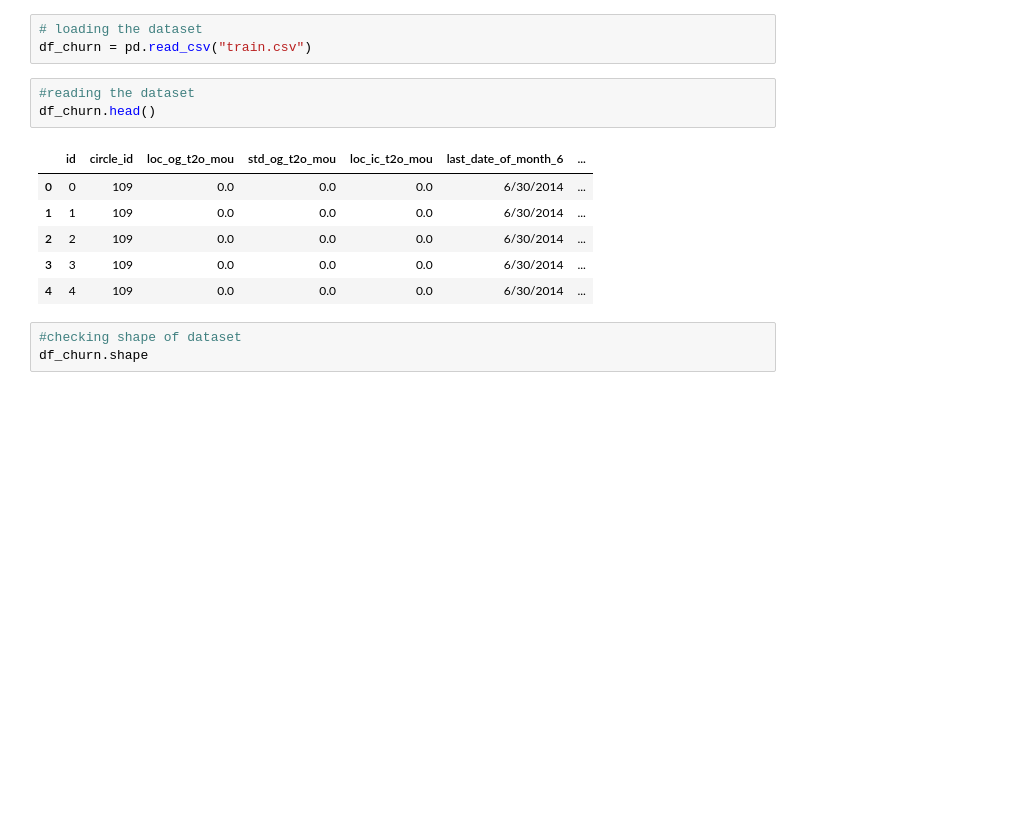
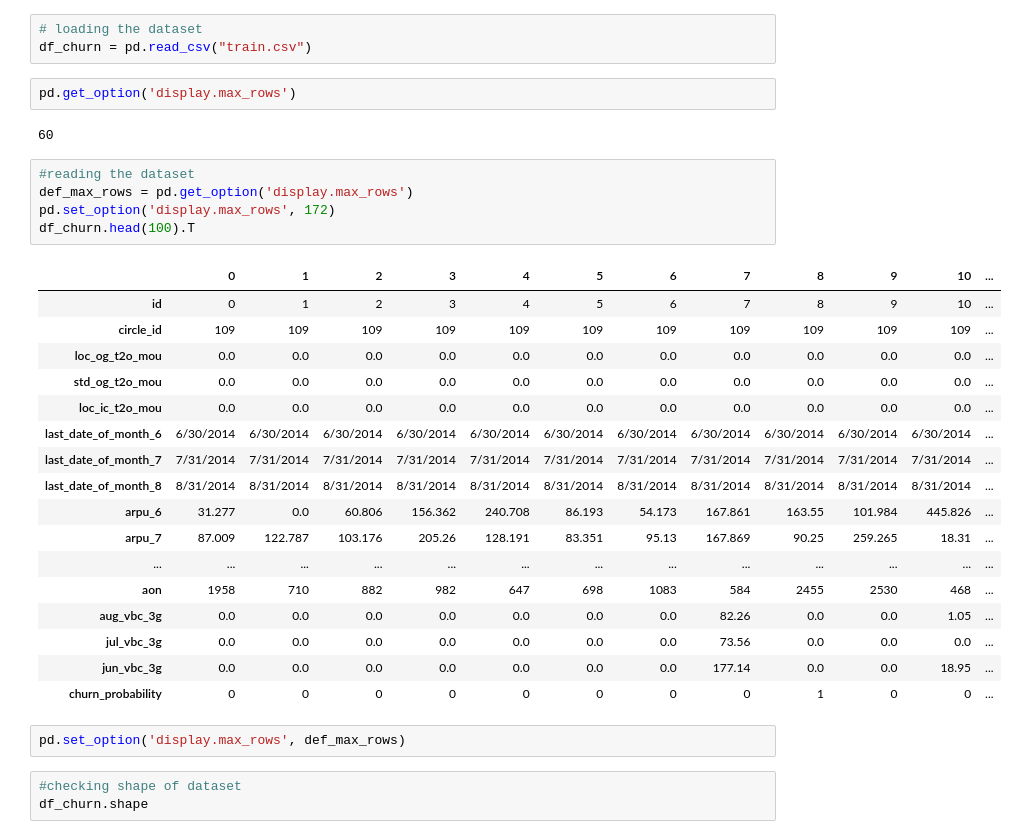
Before and after one commit to mail2uttamsarkar/TelecomChurnCaseStudyAssignment, a Jupyter notebook: TelecomChurn.ipynb, the cells around one changed output. Drawn from its saved outputs; the diff is of its cells as text; blank space fills up the shorter version.

```diff
--- a/TelecomChurn.ipynb
+++ b/TelecomChurn.ipynb
@@ -12,16 +12,35 @@ pd.set_option('display.width', 1000)
 # %%
 # loading the dataset
 df_churn = pd.read_csv("train.csv")
+# %%
+pd.get_option('display.max_rows')
+# %% [output]
+60
 # %%
 #reading the dataset
-df_churn.head()
+def_max_rows = pd.get_option('display.max_rows')
+pd.set_option('display.max_rows', 172)
+df_churn.head(100).T
 # %% [output]
-|  | id | circle_id | loc_og_t2o_mou | std_og_t2o_mou | loc_ic_t2o_mou | last_date_of_month_6 | ... |
-| 0 | 0 | 109 | 0.0 | 0.0 | 0.0 | 6/30/2014 | ... |
-| 1 | 1 | 109 | 0.0 | 0.0 | 0.0 | 6/30/2014 | ... |
-| 2 | 2 | 109 | 0.0 | 0.0 | 0.0 | 6/30/2014 | ... |
-| 3 | 3 | 109 | 0.0 | 0.0 | 0.0 | 6/30/2014 | ... |
-| 4 | 4 | 109 | 0.0 | 0.0 | 0.0 | 6/30/2014 | ... |
+|  | 0 | 1 | 2 | 3 | 4 | 5 | 6 | 7 | 8 | 9 | 10 | ... |
+| id | 0 | 1 | 2 | 3 | 4 | 5 | 6 | 7 | 8 | 9 | 10 | ... |
+| circle_id | 109 | 109 | 109 | 109 | 109 | 109 | 109 | 109 | 109 | 109 | 109 | ... |
+| loc_og_t2o_mou | 0.0 | 0.0 | 0.0 | 0.0 | 0.0 | 0.0 | 0.0 | 0.0 | 0.0 | 0.0 | 0.0 | ... |
+| std_og_t2o_mou | 0.0 | 0.0 | 0.0 | 0.0 | 0.0 | 0.0 | 0.0 | 0.0 | 0.0 | 0.0 | 0.0 | ... |
+| loc_ic_t2o_mou | 0.0 | 0.0 | 0.0 | 0.0 | 0.0 | 0.0 | 0.0 | 0.0 | 0.0 | 0.0 | 0.0 | ... |
+| last_date_of_month_6 | 6/30/2014 | 6/30/2014 | 6/30/2014 | 6/30/2014 | 6/30/2014 | 6/30/2014 | 6/30/2014 | 6/30/2014 | 6/30/2014 | 6/30/2014 | 6/30/2014 | ... |
+| last_date_of_month_7 | 7/31/2014 | 7/31/2014 | 7/31/2014 | 7/31/2014 | 7/31/2014 | 7/31/2014 | 7/31/2014 | 7/31/2014 | 7/31/2014 | 7/31/2014 | 7/31/2014 | ... |
+| last_date_of_month_8 | 8/31/2014 | 8/31/2014 | 8/31/2014 | 8/31/2014 | 8/31/2014 | 8/31/2014 | 8/31/2014 | 8/31/2014 | 8/31/2014 | 8/31/2014 | 8/31/2014 | ... |
+| arpu_6 | 31.277 | 0.0 | 60.806 | 156.362 | 240.708 | 86.193 | 54.173 | 167.861 | 163.55 | 101.984 | 445.826 | ... |
+| arpu_7 | 87.009 | 122.787 | 103.176 | 205.26 | 128.191 | 83.351 | 95.13 | 167.869 | 90.25 | 259.265 | 18.31 | ... |
+| ... | ... | ... | ... | ... | ... | ... | ... | ... | ... | ... | ... | ... |
+| aon | 1958 | 710 | 882 | 982 | 647 | 698 | 1083 | 584 | 2455 | 2530 | 468 | ... |
+| aug_vbc_3g | 0.0 | 0.0 | 0.0 | 0.0 | 0.0 | 0.0 | 0.0 | 82.26 | 0.0 | 0.0 | 1.05 | ... |
+| jul_vbc_3g | 0.0 | 0.0 | 0.0 | 0.0 | 0.0 | 0.0 | 0.0 | 73.56 | 0.0 | 0.0 | 0.0 | ... |
+| jun_vbc_3g | 0.0 | 0.0 | 0.0 | 0.0 | 0.0 | 0.0 | 0.0 | 177.14 | 0.0 | 0.0 | 18.95 | ... |
+| churn_probability | 0 | 0 | 0 | 0 | 0 | 0 | 0 | 0 | 1 | 0 | 0 | ... |
+# %%
+pd.set_option('display.max_rows', def_max_rows)
 # %%
 #checking shape of dataset
 df_churn.shape
```
Also changed, not shown: parts of 88 cells of this notebook.
